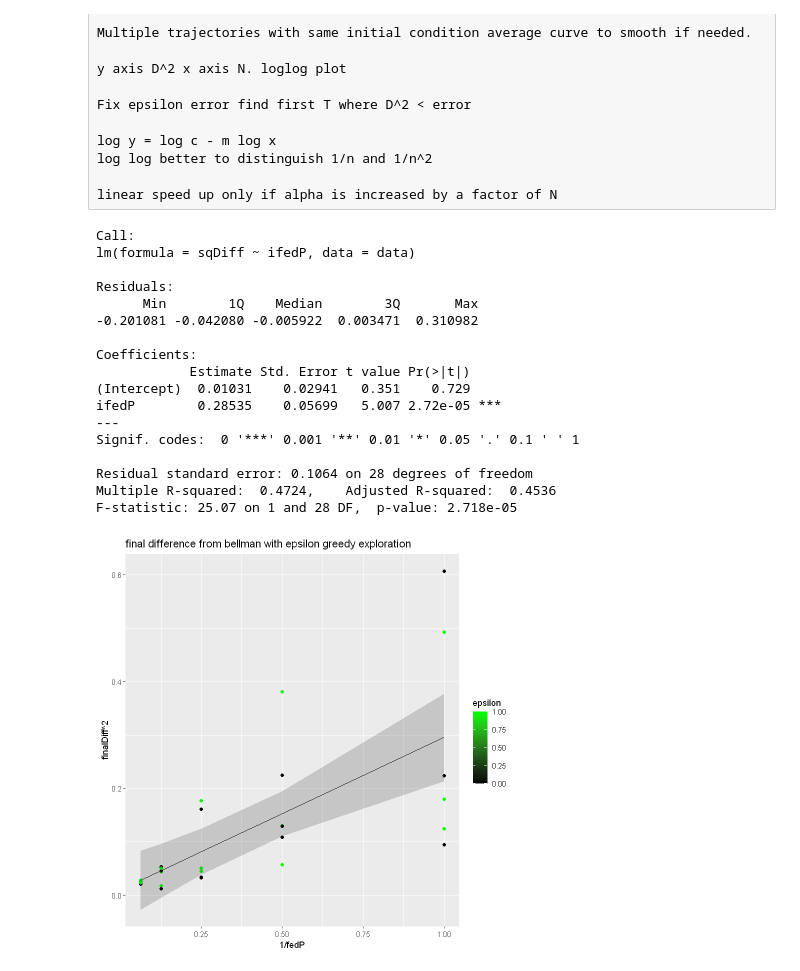
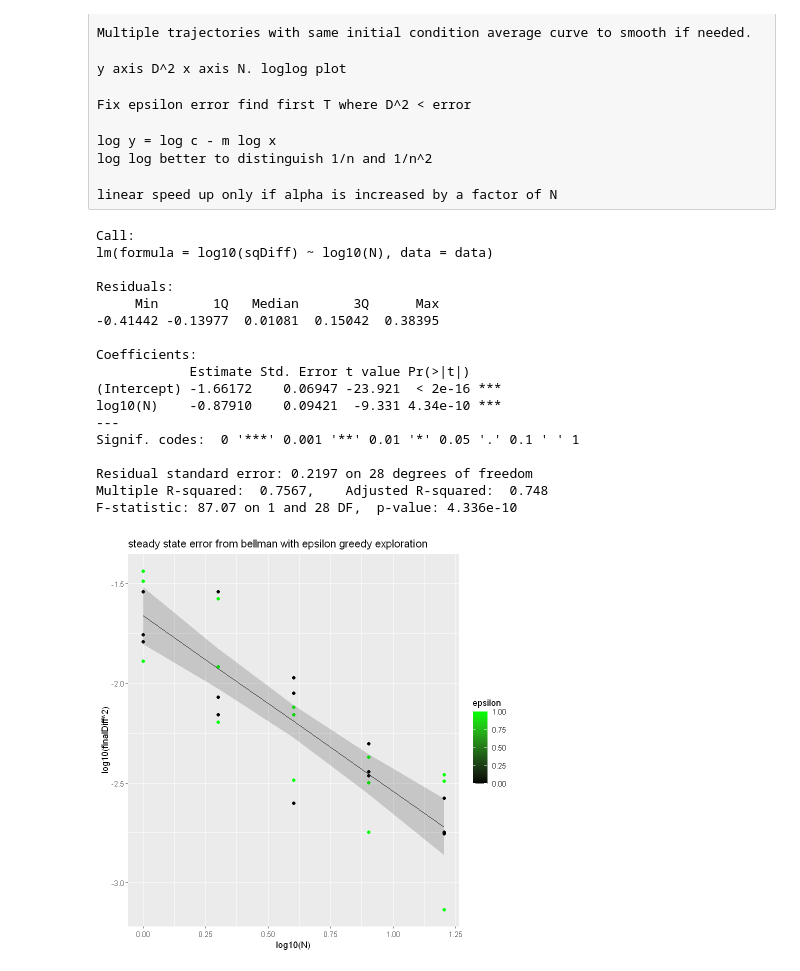
Before and after one commit to MichaelEinhorn/FederatedRL, a Jupyter notebook: graphingR.ipynb, the cells around one changed output. Cells and saved outputs as stored; diff of their text form; code cells hidden in the pictures.

```diff
--- a/graphingR.ipynb
+++ b/graphingR.ipynb
@@ -46,39 +58,39 @@ log log better to distinguish 1/n and 1/n^2
 
 linear speed up only if alpha is increased by a factor of N
 # %%
-title <- "final difference from bellman with epsilon greedy exploration"
-data <- dataFull[dataFull$alpha == 0.1 & (dataFull$syncBackups == 1 | dataFull$syncBackups == -1),]
-ifedP = 1/data$fedP
+title <- "steady state error from bellman with epsilon greedy exploration"
+data <- dataFull[dataFull$alpha == 0.01 & (dataFull$syncBackups == 1 | dataFull$syncBackups == -1),]
+N = data$fedP
 sqDiff = data$finalDiff ** 2
-model <- lm(sqDiff ~ ifedP, data)
+model <- lm(log10(sqDiff) ~ log10(N), data)
 summary(model)
 predict <- cbind(data, predict(model, interval='confidence', newdata=data))
 
-p <- ggplot(predict, aes(x=1 / fedP, y=finalDiff ** 2))
+p <- ggplot(predict, aes(x=log10(N), y=log10(finalDiff ** 2)))
 p <- p + ggtitle(title)
 p <- p + geom_point(aes(colour = epsilon))
 p <- p + scale_color_gradientn(colors = c("black", "green"))
-p <- p + geom_line(aes(1 / fedP, fit))
+p <- p + geom_line(aes(log10(fedP), fit))
 p <- p + geom_ribbon(aes(ymin=lwr,ymax=upr), alpha=0.2)
 p
 # %% [output]
 Call:
-lm(formula = sqDiff ~ ifedP, data = data)
+lm(formula = log10(sqDiff) ~ log10(N), data = data)
 
 Residuals:
-      Min        1Q    Median        3Q       Max
--0.201081 -0.042080 -0.005922  0.003471  0.310982
+     Min       1Q   Median       3Q      Max
+-0.41442 -0.13977  0.01081  0.15042  0.38395
 
 Coefficients:
             Estimate Std. Error t value Pr(>|t|)
-(Intercept)  0.01031    0.02941   0.351    0.729
-ifedP        0.28535    0.05699   5.007 2.72e-05 ***
+(Intercept) -1.66172    0.06947 -23.921  < 2e-16 ***
+log10(N)    -0.87910    0.09421  -9.331 4.34e-10 ***
 ---
 Signif. codes:  0 '***' 0.001 '**' 0.01 '*' 0.05 '.' 0.1 ' ' 1
 
-Residual standard error: 0.1064 on 28 degrees of freedom
-Multiple R-squared:  0.4724,    Adjusted R-squared:  0.4536
-F-statistic: 25.07 on 1 and 28 DF,  p-value: 2.718e-05
+Residual standard error: 0.2197 on 28 degrees of freedom
+Multiple R-squared:  0.7567,    Adjusted R-squared:  0.748
+F-statistic: 87.07 on 1 and 28 DF,  p-value: 4.336e-10
-[figure, old version]
+[figure, new version]
 # %%
 title <- "final difference from bellman with different sync frequencies"
```
Also changed, not shown: parts of 14 cells of this notebook, 7 other files.
